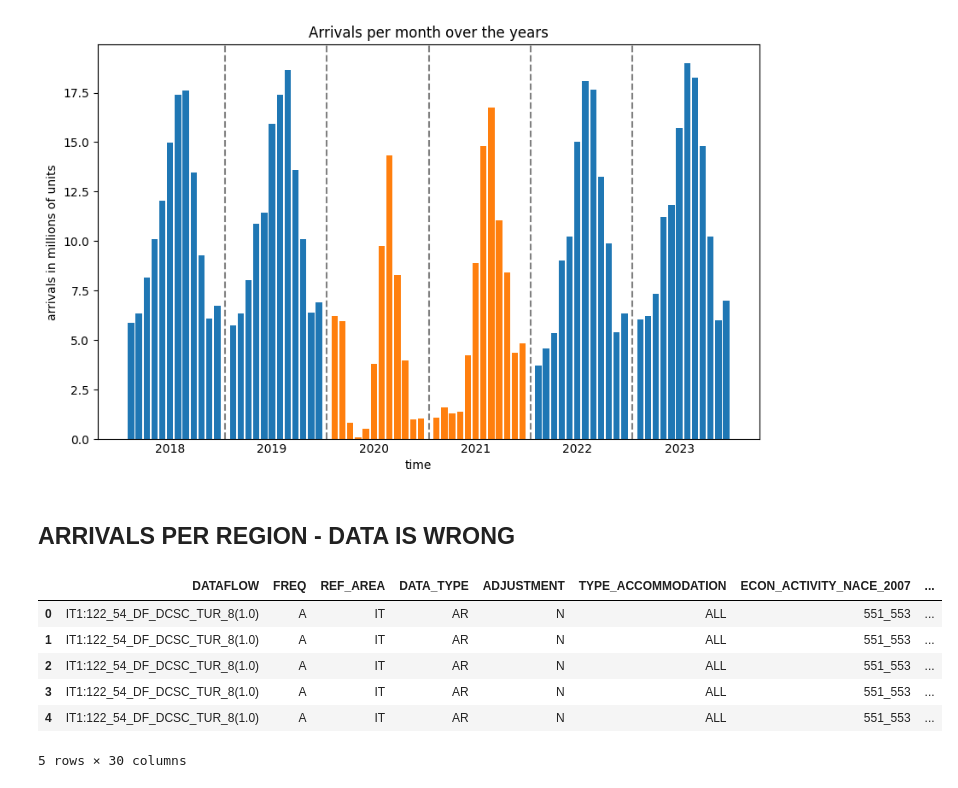
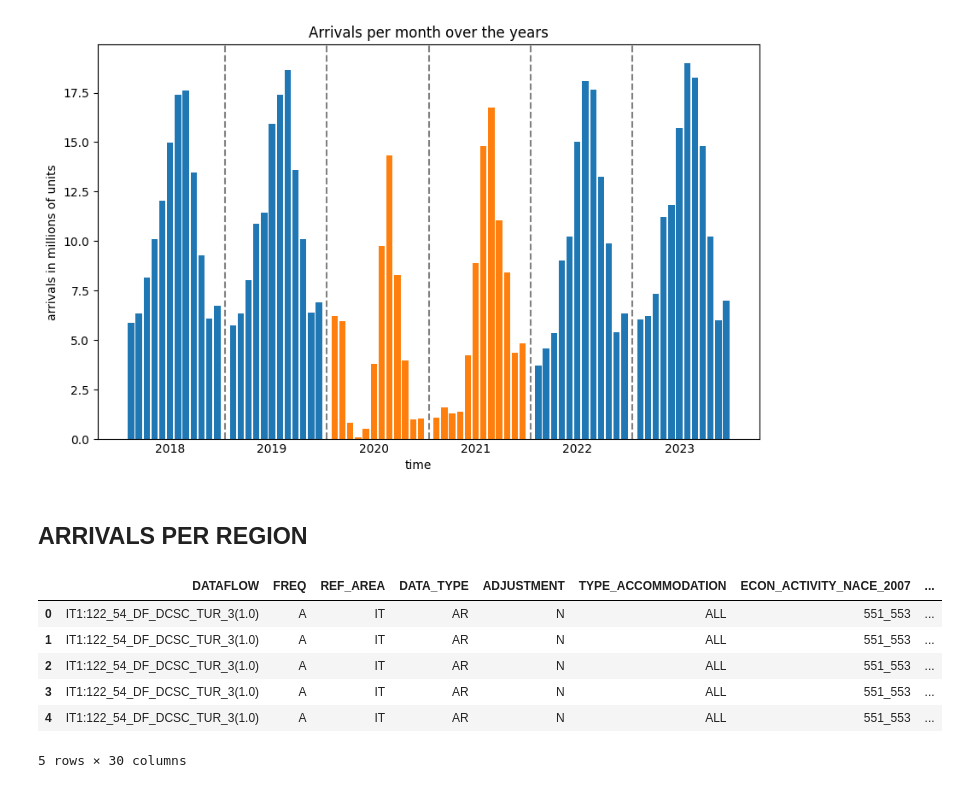
Before and after one commit to T0ls/data-Visualization, a Jupyter notebook: code/index.ipynb, the cells around one changed output. Drawn from its saved outputs; the diff is of its cells as text; code cells hidden in the pictures.

```diff
--- a/code/index.ipynb
+++ b/code/index.ipynb
@@ -845,16 +844,16 @@ plt.show()
 # %% [output]
 [figure]
 # %% [markdown]
-## ARRIVALS PER REGION - DATA IS WRONG
+## ARRIVALS PER REGION
 # %%
-df = pd.read_csv('../data/csv/Residenti per regione di origine (IT1,122_54_DF_DCSC_TUR_8,1.0).csv')
+df = pd.read_csv('../data/csv/Movimento dei clienti negli esercizi ricettivi per tipo di esercizio - mensili (IT1,122_54_DF_DCSC_TUR_3,1.0).csv')
 df['OBS_VALUE'] = df['OBS_VALUE'] / 1000000
 df.head()
 # %% [output]
 |  | DATAFLOW | FREQ | REF_AREA | DATA_TYPE | ADJUSTMENT | TYPE_ACCOMMODATION | ECON_ACTIVITY_NACE_2007 | ... |
-| 0 | IT1:122_54_DF_DCSC_TUR_8(1.0) | A | IT | AR | N | ALL | 551_553 | ... |
-| 1 | IT1:122_54_DF_DCSC_TUR_8(1.0) | A | IT | AR | N | ALL | 551_553 | ... |
-| 2 | IT1:122_54_DF_DCSC_TUR_8(1.0) | A | IT | AR | N | ALL | 551_553 | ... |
-| 3 | IT1:122_54_DF_DCSC_TUR_8(1.0) | A | IT | AR | N | ALL | 551_553 | ... |
-| 4 | IT1:122_54_DF_DCSC_TUR_8(1.0) | A | IT | AR | N | ALL | 551_553 | ... |
+| 0 | IT1:122_54_DF_DCSC_TUR_3(1.0) | A | IT | AR | N | ALL | 551_553 | ... |
+| 1 | IT1:122_54_DF_DCSC_TUR_3(1.0) | A | IT | AR | N | ALL | 551_553 | ... |
+| 2 | IT1:122_54_DF_DCSC_TUR_3(1.0) | A | IT | AR | N | ALL | 551_553 | ... |
+| 3 | IT1:122_54_DF_DCSC_TUR_3(1.0) | A | IT | AR | N | ALL | 551_553 | ... |
+| 4 | IT1:122_54_DF_DCSC_TUR_3(1.0) | A | IT | AR | N | ALL | 551_553 | ... |
 5 rows × 30 columns
```
Also changed, not shown: parts of 5 cells of this notebook.
